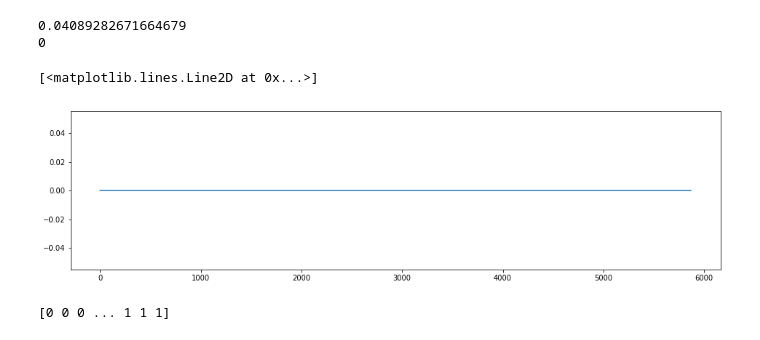
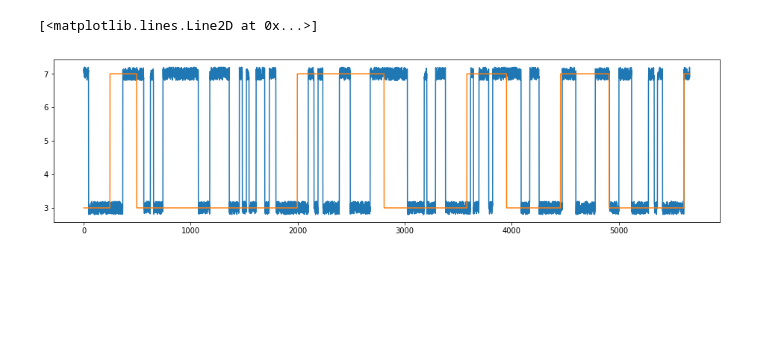
Before and after one commit to EmersonVilar/Pesquisa, a Jupyter notebook: Gerador de Alarme.ipynb, the cells around one changed output. Drawn from its saved outputs; the diff is of its cells as text; code cells hidden in the pictures; blank space fills up the shorter version.

```diff
--- a/Gerador de Alarme.ipynb
+++ b/Gerador de Alarme.ipynb
@@ -48,39 +99,0 @@ plt.plot(df['x1'])
-# %%
-limit = 5
-type_ = 'high'
-delay_time = 80*3/len(x1)
-dead_band = 60*3/len(x1)
-
-t_delay = 0
-t_dead = 0
-log_alarm = np.arange(len(x1))
-
-
-if type_ == 'high':
-    for i in np.arange(len(x1)):
-        if x1[i] > limit:
-            t_delay = t_delay + 3/len(x1)
-            if t_delay >= delay_time:
-                log_alarm[i] = 1
-            else:
-                log_alarm[i] = 0
-        if log_alarm[i-1] == 1:
-                t_dead = t_dead + 3/len(x1)
-                if t_dead >= dead_band:
-                    log_alarm[i] = 0
-                    t_delay = 0
-                    t_dead = 0
-        else:
-                log_alarm[i] = 0
-                t_delay = 0
-
-
-print(delay_time)
-print(t_delay)
-plt.figure(figsize=(16,4))
-plt.plot(log_alarm)
-# %% [output]
-0.04089282671664679
-0
-[<matplotlib.lines.Line2D at 0x...>]
-[figure, removed]
@@ -102,4 +100,11 @@ plt.plot(log_alarm)
-# %%
-print(log_alarm)
-# %% [output]
-[0 0 0 ... 1 1 1]
+# %%
+
+log_alarm = alarm_generate(df['x0'], 5, 'low', 200*3/len(df['x0']), 130*3/len(df['x0']))
+
+
+plt.figure(figsize=(16,4))
+plt.plot(df['x0'])
+plt.plot(log_alarm*4+3)
+# %% [output]
+[<matplotlib.lines.Line2D at 0x...>]
+[figure, added]
```
Also changed, not shown: parts of 11 cells of this notebook.
